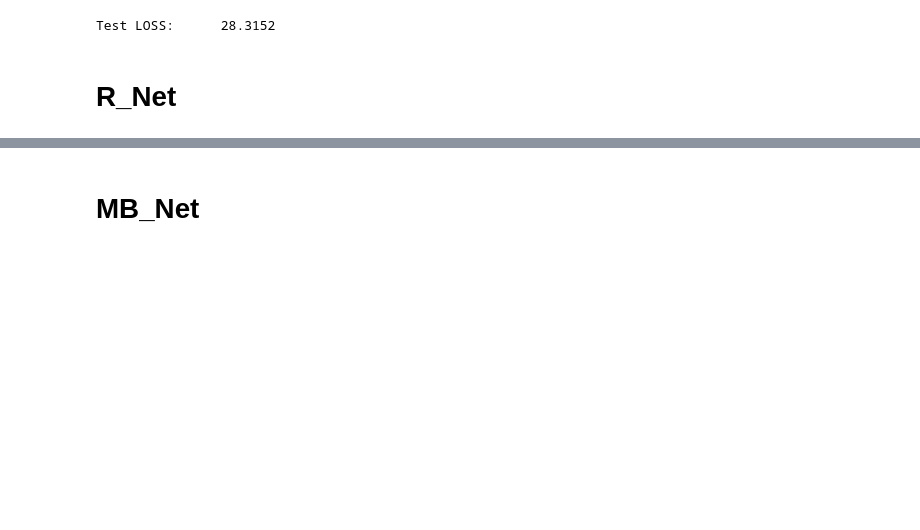
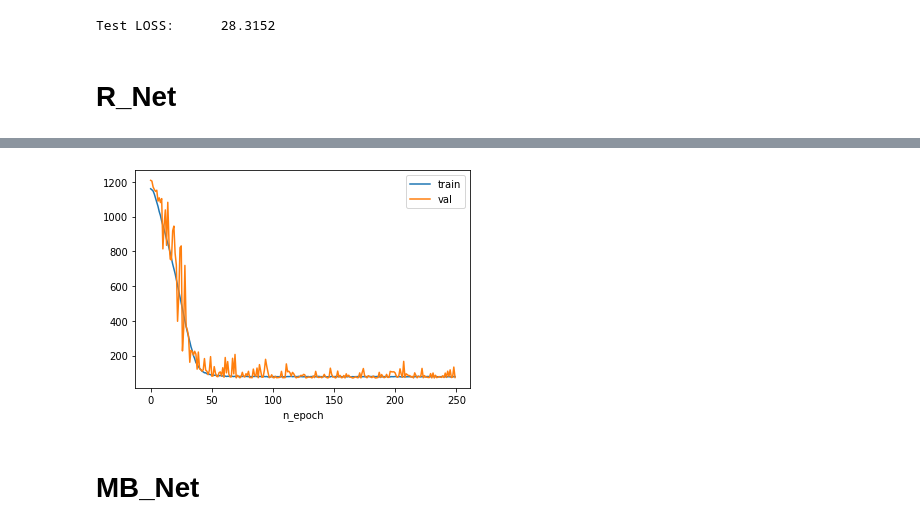
Before and after one commit to wilbertcaine/COMP4211, a Jupyter notebook: Project/Project.ipynb, the cells around one changed output, grey strips where cells are left out. Drawn from its saved outputs; the diff is of its cells as text; code cells hidden in the pictures; blank space fills up the shorter version.

```diff
--- a/Project/Project.ipynb
+++ b/Project/Project.ipynb
@@ -337,0 +387,41 @@ argmin_loss = train(r_net, train_set, val_set, loss_fn, batch_size, lr, n_epoch,
+# %%
+class RSkip_Net(nn.Module):
+    def __init__(self, input_size=18, hidden_size=64, dropout=0, num_layers=1):
+        super(RSkip_Net, self).__init__()
+
+        self.lstm = nn.LSTM(
+            input_size=input_size,
+            hidden_size=hidden_size,
+            num_layers=num_layers,
+            dropout=dropout,
+            batch_first=True
+        )
+        self.fc1 = nn.Linear(18+hidden_size, 8)
+        self.bn1 = nn.BatchNorm1d(8, affine=True)
+        self.fc2 = nn.Linear(8, 1)
+        self.relu = nn.ReLU(inplace=True)
+
+    def forward(self, x):
+        x2, _ = self.lstm(x.double())
+
+        x = self.fc1(torch.cat([x2[:,-1], x[:,-1]], axis=1))
+        x = self.bn1(x)
+        x = self.relu(x)
+
+        x = self.fc2(x)
+        x = self.relu(x)
+
+        return x
+# %%
+train_set = R_Net_Dataset(split=0)
+val_set = R_Net_Dataset(split=1)
+
+random.seed(1)
+np.random.seed(1)
+rskip_net = RSkip_Net();
+rskip_net.double()
+loss_fn = nn.L1Loss()
+batch_size, n_epoch, lr = 32, 250, 1e-3
+train_size, val_size = 365, 365
+argmin_loss = train(rskip_net, train_set, val_set, loss_fn, batch_size, lr, n_epoch, train_size, name='rskip_net')
+# %% [output]
@@ -338,3 +445,4 @@ argmin_loss = train(r_net, train_set, val_set, loss_fn, batch_size, lr, n_epoch,
+[figure, added]
 # %%
 net = R_Net()
 test_set = R_Net_Dataset(split=2)
```
Also changed, not shown: parts of 9 cells of this notebook.
